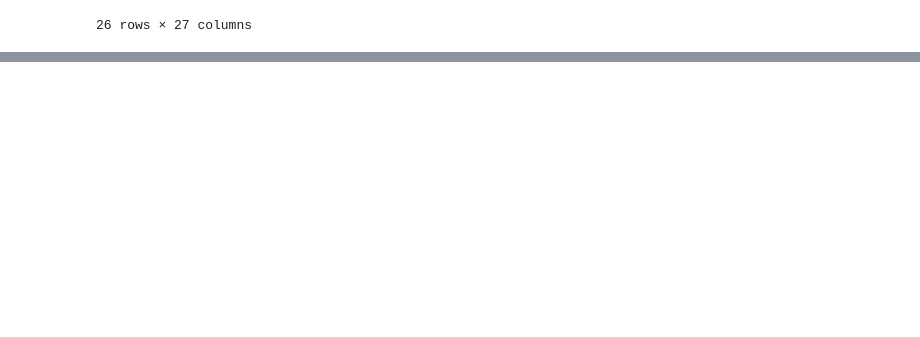
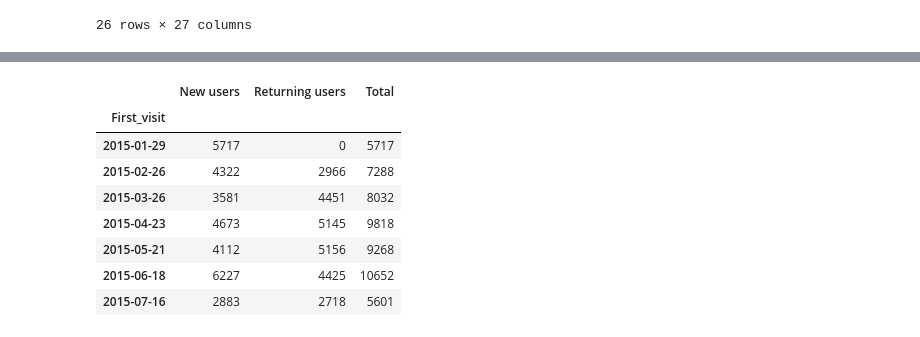
Before and after one commit to Kerla34/Ally, a Jupyter notebook: RetentionRate.ipynb, the cells around one changed output, grey strips where cells are left out. Cells and saved outputs as stored; diff of their text form; code cells hidden in the pictures; blank space fills up the shorter version.

```diff
--- a/RetentionRate.ipynb
+++ b/RetentionRate.ipynb
@@ -468,0 +573,39 @@ TypeError: 'int' object is not callable
+# %%
+def returning_new_users_matrix_period28(users):
+
+    # Calculate the size of the retention matrix based on the time span between min and max date.
+    start_date = users['first_visit'].min().normalize()
+    end_date = last_day_of_period28(users['first_visit'].max(),startdate).normalize() + pd.Timedelta('1 days')
+    # Adding one day to have a full period
+    # .normalize() remove the time component
+    time_frame =  end_date - start_date
+    # Adding one day because of the time component of the dates
+    matrix_x = int(np.trunc(time_frame.days/28))
+    matrix_y = matrix_x
+
+    # the last column of the table will end at the last date :
+    # The index of the dataframe will be a list of dates ranging
+    dates = pd.date_range(add_period28(end_date,-matrix_y), periods=matrix_y, freq='28D')
+
+    matrix = pd.DataFrame(columns=['First_visit'])
+    matrix['First_visit'] = dates
+
+    # We will compute the number of new and returning users for each period
+    matrix['New users'] = matrix.apply(lambda x: new_users_in_interval(users,x['First_visit'],last_day_of_period28(x['First_visit'],startdate)), axis=1)
+    matrix['Returning users'] = matrix.apply(lambda x: returning_users_in_interval(users,x['First_visit'],last_day_of_period28(x['First_visit'],startdate)), axis=1)
+    matrix['Total'] = matrix['New users'] + matrix['Returning users']
+    matrix = matrix.set_index('First_visit')
+    return matrix
+# %%
+users_returning_new = returning_new_users_matrix_period28(retention)
+users_returning_new
+# %% [output]
+|  | New users | Returning users | Total |
+| First_visit |  |  |  |
+| 2015-01-29 | 5717 | 0 | 5717 |
+| 2015-02-26 | 4322 | 2966 | 7288 |
+| 2015-03-26 | 3581 | 4451 | 8032 |
+| 2015-04-23 | 4673 | 5145 | 9818 |
+| 2015-05-21 | 4112 | 5156 | 9268 |
+| 2015-06-18 | 6227 | 4425 | 10652 |
+| 2015-07-16 | 2883 | 2718 | 5601 |
```
Also changed, not shown: parts of 19 cells of this notebook, 3 other files.
